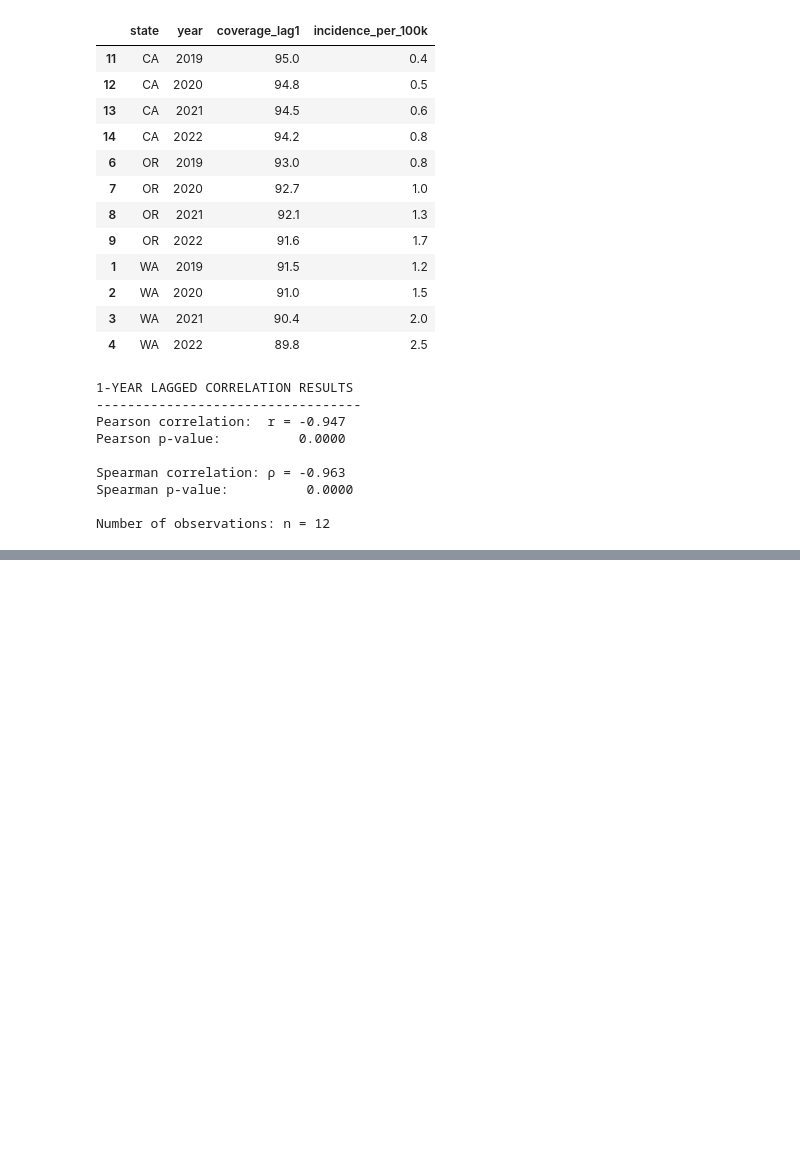
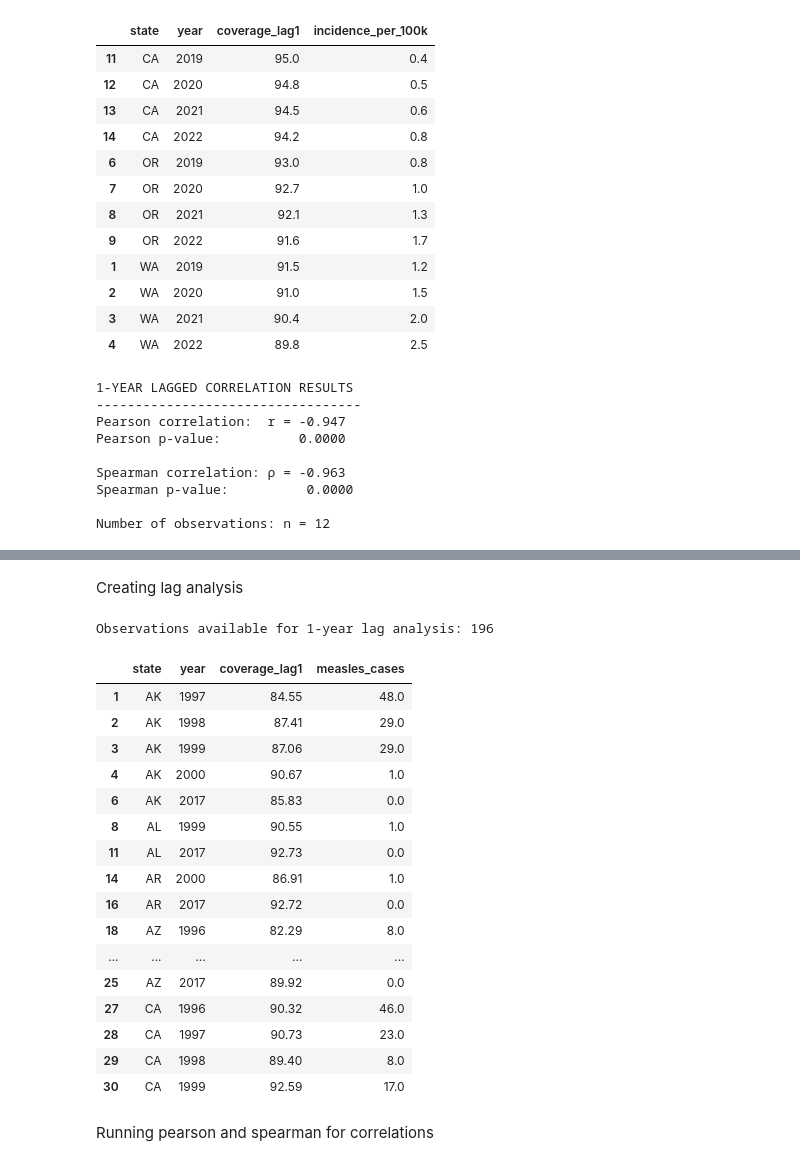
Before and after one commit to FusRaDa/biot670i_capstone_vaccination_project, a Jupyter notebook: perin_notebooks/analysis_engine.ipynb, the cells around one changed output, grey strips where cells are left out. Saved outputs shown, nothing was run; the diff lists cells and outputs as text; code cells hidden in the pictures; blank space fills up the shorter version.

```diff
--- a/perin_notebooks/analysis_engine.ipynb
+++ b/perin_notebooks/analysis_engine.ipynb
@@ -283,0 +429,33 @@ Number of observations: n = 12
+# %% [markdown]
+Creating lag analysis
+# %%
+lag_df = measles_df.dropna(
+    subset=["coverage_lag1", "measles_cases"]
+).copy()
+
+print("Observations available for 1-year lag analysis:", len(lag_df))
+
+lag_df[
+    ["state", "year", "coverage_lag1", "measles_cases"]
+].head(20)
+# %% [output]
+Observations available for 1-year lag analysis: 196
+|  | state | year | coverage_lag1 | measles_cases |
+| 1 | AK | 1997 | 84.55 | 48.0 |
+| 2 | AK | 1998 | 87.41 | 29.0 |
+| 3 | AK | 1999 | 87.06 | 29.0 |
+| 4 | AK | 2000 | 90.67 | 1.0 |
+| 6 | AK | 2017 | 85.83 | 0.0 |
+| 8 | AL | 1999 | 90.55 | 1.0 |
+| 11 | AL | 2017 | 92.73 | 0.0 |
+| 14 | AR | 2000 | 86.91 | 1.0 |
+| 16 | AR | 2017 | 92.72 | 0.0 |
+| 18 | AZ | 1996 | 82.29 | 8.0 |
+| ... | ... | ... | ... | ... |
+| 25 | AZ | 2017 | 89.92 | 0.0 |
+| 27 | CA | 1996 | 90.32 | 46.0 |
+| 28 | CA | 1997 | 90.73 | 23.0 |
+| 29 | CA | 1998 | 89.40 | 8.0 |
+| 30 | CA | 1999 | 92.59 | 17.0 |
+# %% [markdown]
+Running pearson and spearman for correlations
```
Also changed, not shown: parts of 9 cells of this notebook.
